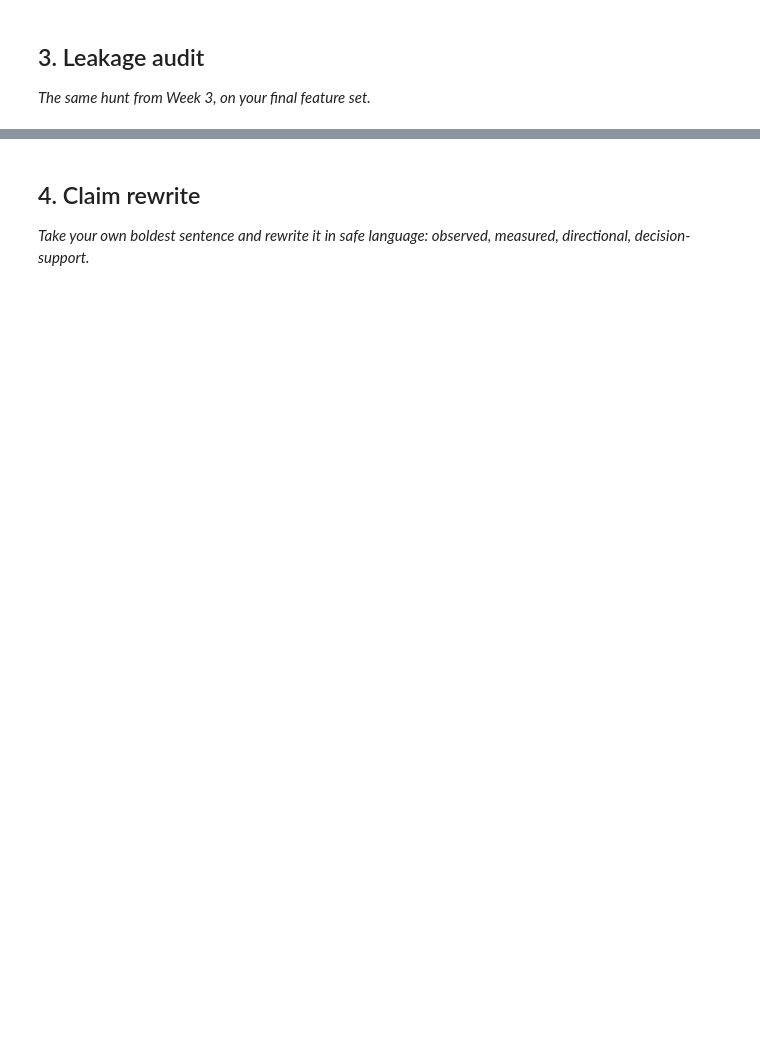
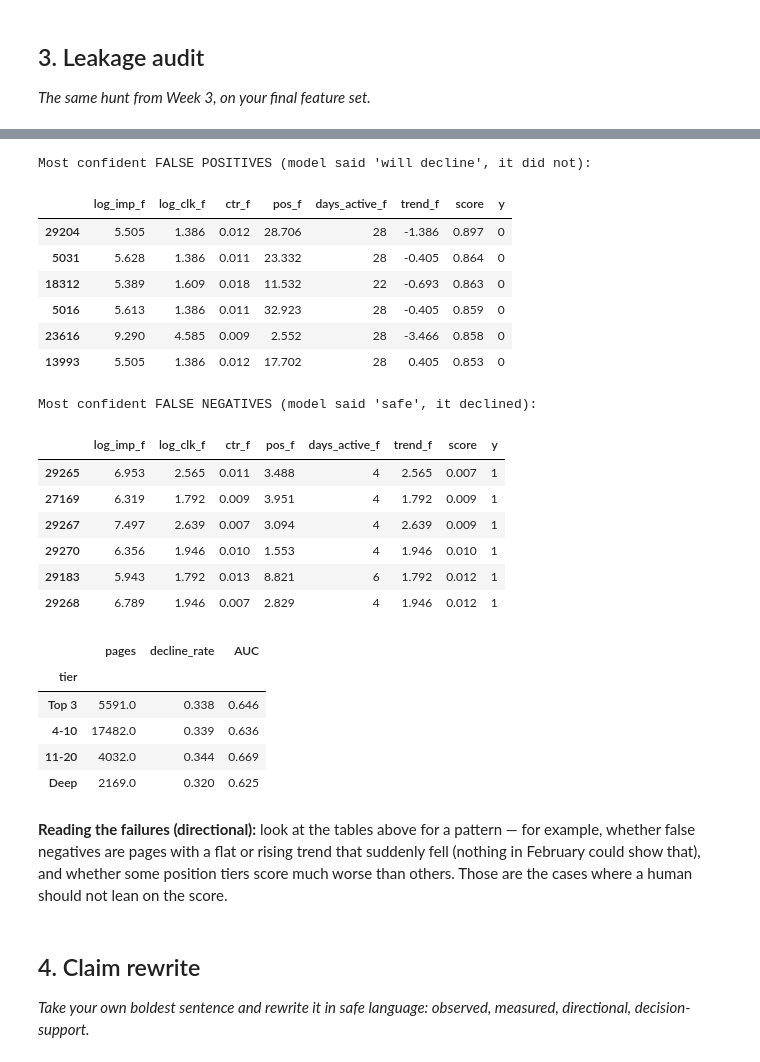
Before and after one commit to abdelrahmanmohamed05/FlyRank-AI, a Jupyter notebook: work/notebooks/w06_validation_audit.ipynb, the cells around one changed output, grey strips where cells are left out. Cells and saved outputs as stored; diff of their text form; code cells hidden in the pictures; blank space fills up the shorter version.

```diff
--- a/work/notebooks/w06_validation_audit.ipynb
+++ b/work/notebooks/w06_validation_audit.ipynb
@@ -21,3 +319,45 @@ This skeleton is yours to fill. Work the sections **in order** — each one has
+# %%
+err = df[FEATURES + ["y"]].copy()
+err["score"] = oof_grp
+show = FEATURES + ["score", "y"]
+
+print("Most confident FALSE POSITIVES (model said 'will decline', it did not):")
+display(err[err.y == 0].nlargest(6, "score")[show].round(3))
+
+print("Most confident FALSE NEGATIVES (model said 'safe', it declined):")
+display(err[err.y == 1].nsmallest(6, "score")[show].round(3))
+
+# Where does it work worst? AUC by position tier of the feature month
+err["tier"] = pd.cut(err["pos_f"], [0, 3, 10, 20, 1000], labels=["Top 3", "4-10", "11-20", "Deep"])
+by_tier = err.groupby("tier", observed=True).apply(
+    lambda g: pd.Series({"pages": len(g), "decline_rate": g.y.mean(),
+                         "AUC": roc_auc_score(g.y, g.score) if g.y.nunique() == 2 else np.nan}))
+display(by_tier.round(3))
+# %% [output]
+Most confident FALSE POSITIVES (model said 'will decline', it did not):
+|  | log_imp_f | log_clk_f | ctr_f | pos_f | days_active_f | trend_f | score | y |
+| 29204 | 5.505 | 1.386 | 0.012 | 28.706 | 28 | -1.386 | 0.897 | 0 |
+| 5031 | 5.628 | 1.386 | 0.011 | 23.332 | 28 | -0.405 | 0.864 | 0 |
+| 18312 | 5.389 | 1.609 | 0.018 | 11.532 | 22 | -0.693 | 0.863 | 0 |
+| 5016 | 5.613 | 1.386 | 0.011 | 32.923 | 28 | -0.405 | 0.859 | 0 |
+| 23616 | 9.290 | 4.585 | 0.009 | 2.552 | 28 | -3.466 | 0.858 | 0 |
+| 13993 | 5.505 | 1.386 | 0.012 | 17.702 | 28 | 0.405 | 0.853 | 0 |
+Most confident FALSE NEGATIVES (model said 'safe', it declined):
+|  | log_imp_f | log_clk_f | ctr_f | pos_f | days_active_f | trend_f | score | y |
+| 29265 | 6.953 | 2.565 | 0.011 | 3.488 | 4 | 2.565 | 0.007 | 1 |
+| 27169 | 6.319 | 1.792 | 0.009 | 3.951 | 4 | 1.792 | 0.009 | 1 |
+| 29267 | 7.497 | 2.639 | 0.007 | 3.094 | 4 | 2.639 | 0.009 | 1 |
+| 29270 | 6.356 | 1.946 | 0.010 | 1.553 | 4 | 1.946 | 0.010 | 1 |
+| 29183 | 5.943 | 1.792 | 0.013 | 8.821 | 6 | 1.792 | 0.012 | 1 |
+| 29268 | 6.789 | 1.946 | 0.007 | 2.829 | 4 | 1.946 | 0.012 | 1 |
+|  | pages | decline_rate | AUC |
+| tier |  |  |  |
+| Top 3 | 5591.0 | 0.338 | 0.646 |
+| 4-10 | 17482.0 | 0.339 | 0.636 |
+| 11-20 | 4032.0 | 0.344 | 0.669 |
+| Deep | 2169.0 | 0.320 | 0.625 |
+# %% [markdown]
+**Reading the failures (directional):** look at the tables above for a pattern — for example, whether false negatives are pages with a flat or rising trend that suddenly fell (nothing in February could show that), and whether some position tiers score much worse than others. Those are the cases where a human should not lean on the score.
 # %% [markdown]
 ## 4. Claim rewrite
 
```
Also changed, not shown: parts of 10 cells of this notebook.
